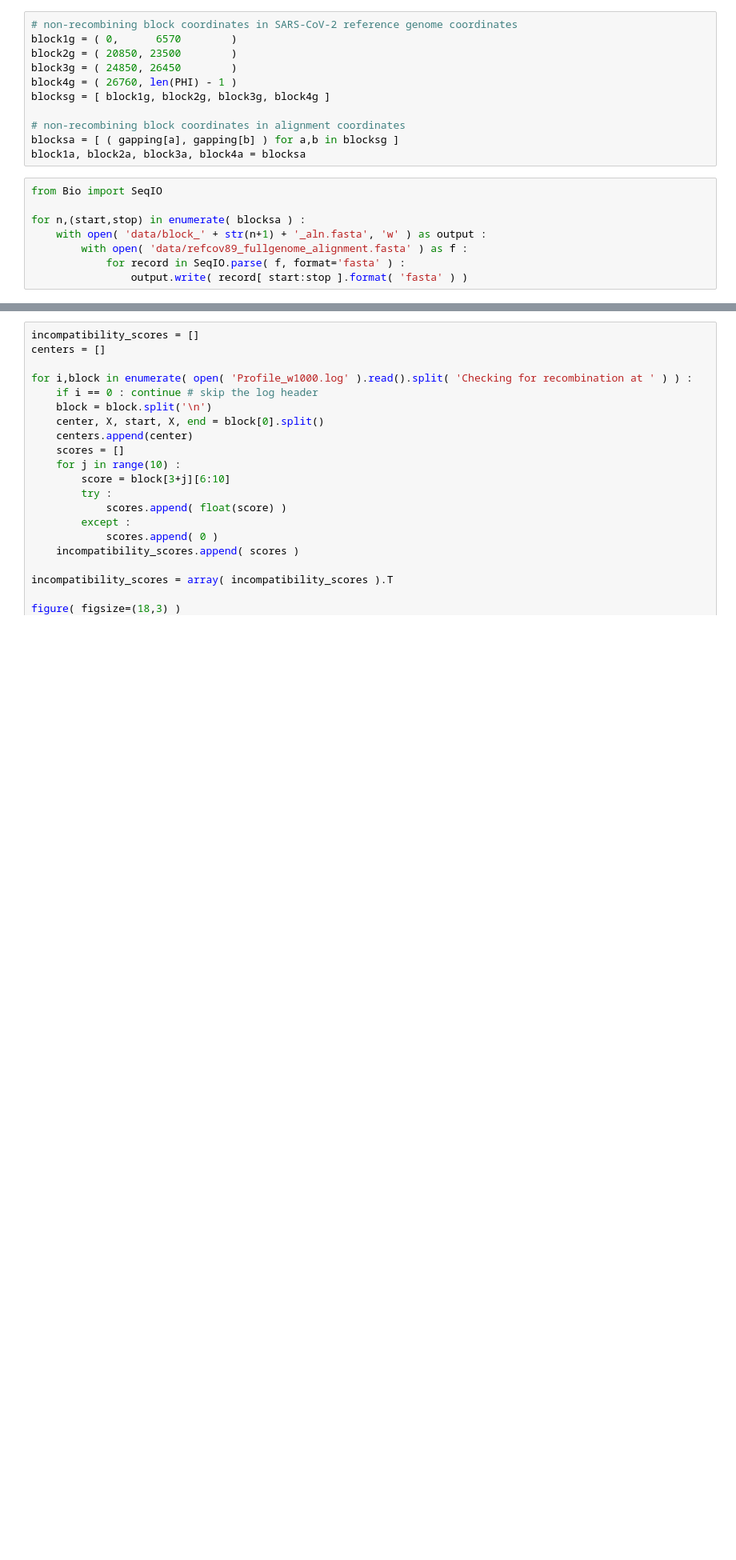
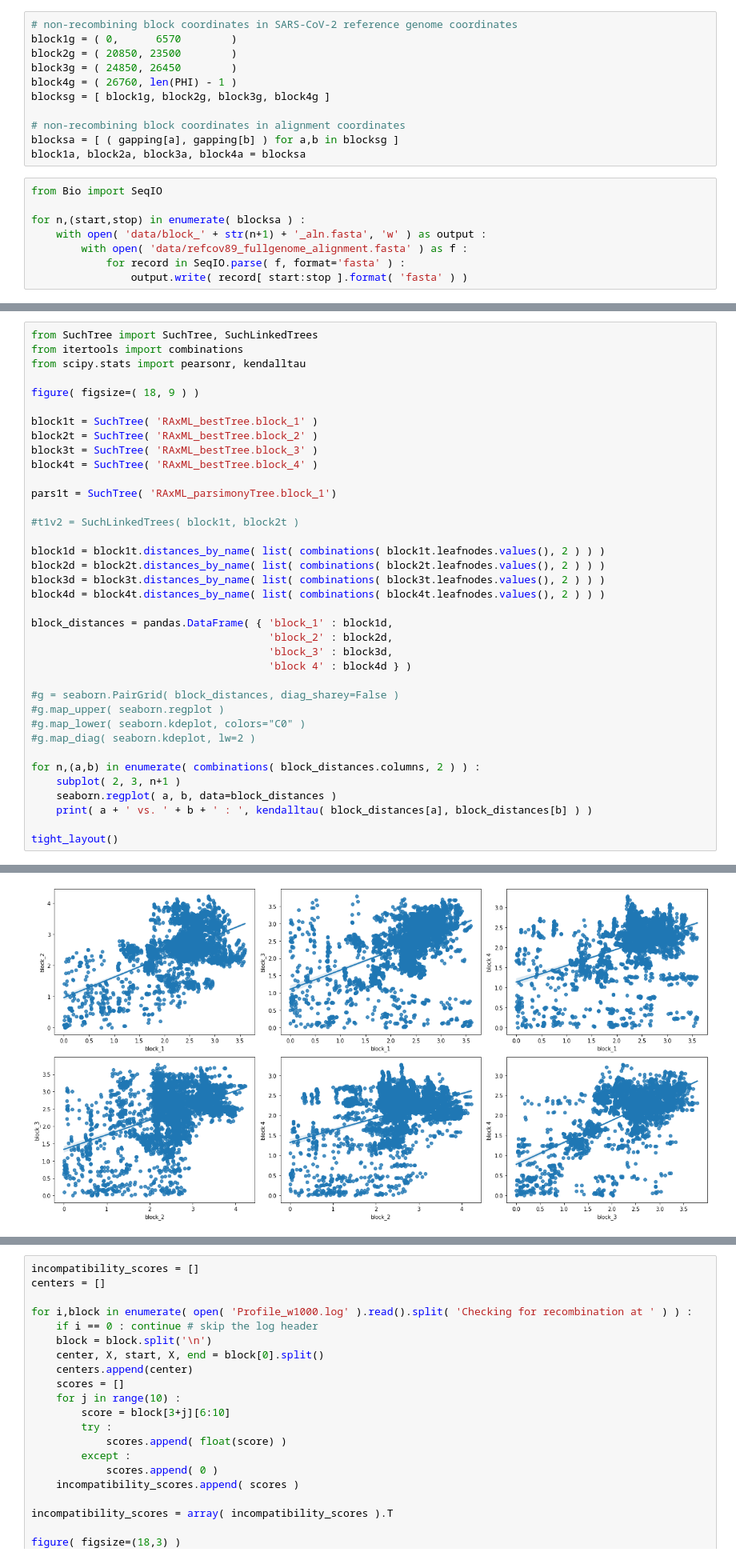
Before and after one commit to ryneches/CoronaARG, a Jupyter notebook: Recombination.ipynb, the cells around one changed output, grey strips where cells are left out. Shown at 80% size. Drawn from its saved outputs; the diff is of its cells as text; blank space fills up the shorter version.

```diff
--- a/Recombination.ipynb
+++ b/Recombination.ipynb
@@ -170,0 +200,38 @@ for n,(start,stop) in enumerate( blocksa ) :
+# %%
+from SuchTree import SuchTree, SuchLinkedTrees
+from itertools import combinations
+from scipy.stats import pearsonr, kendalltau
+
+figure( figsize=( 18, 9 ) )
+
+block1t = SuchTree( 'RAxML_bestTree.block_1' )
+block2t = SuchTree( 'RAxML_bestTree.block_2' )
+block3t = SuchTree( 'RAxML_bestTree.block_3' )
+block4t = SuchTree( 'RAxML_bestTree.block_4' )
+
+pars1t = SuchTree( 'RAxML_parsimonyTree.block_1')
+
+#t1v2 = SuchLinkedTrees( block1t, block2t )
+
+block1d = block1t.distances_by_name( list( combinations( block1t.leafnodes.values(), 2 ) ) )
+block2d = block2t.distances_by_name( list( combinations( block2t.leafnodes.values(), 2 ) ) )
+block3d = block3t.distances_by_name( list( combinations( block3t.leafnodes.values(), 2 ) ) )
+block4d = block4t.distances_by_name( list( combinations( block4t.leafnodes.values(), 2 ) ) )
+
+block_distances = pandas.DataFrame( { 'block_1' : block1d,
+                                      'block_2' : block2d,
+                                      'block_3' : block3d,
+                                      'block 4' : block4d } )
+
+#g = seaborn.PairGrid( block_distances, diag_sharey=False )
+#g.map_upper( seaborn.regplot )
+#g.map_lower( seaborn.kdeplot, colors="C0" )
+#g.map_diag( seaborn.kdeplot, lw=2 )
+
+for n,(a,b) in enumerate( combinations( block_distances.columns, 2 ) ) :
+    subplot( 2, 3, n+1 )
+    seaborn.regplot( a, b, data=block_distances )
+    print( a + ' vs. ' + b + ' : ', kendalltau( block_distances[a], block_distances[b] ) )
+
+tight_layout()
+# %% [output]
@@ -170,0 +244 @@ for n,(start,stop) in enumerate( blocksa ) :
+[figure, added]
```
Also changed, not shown: parts of 5 cells of this notebook.
